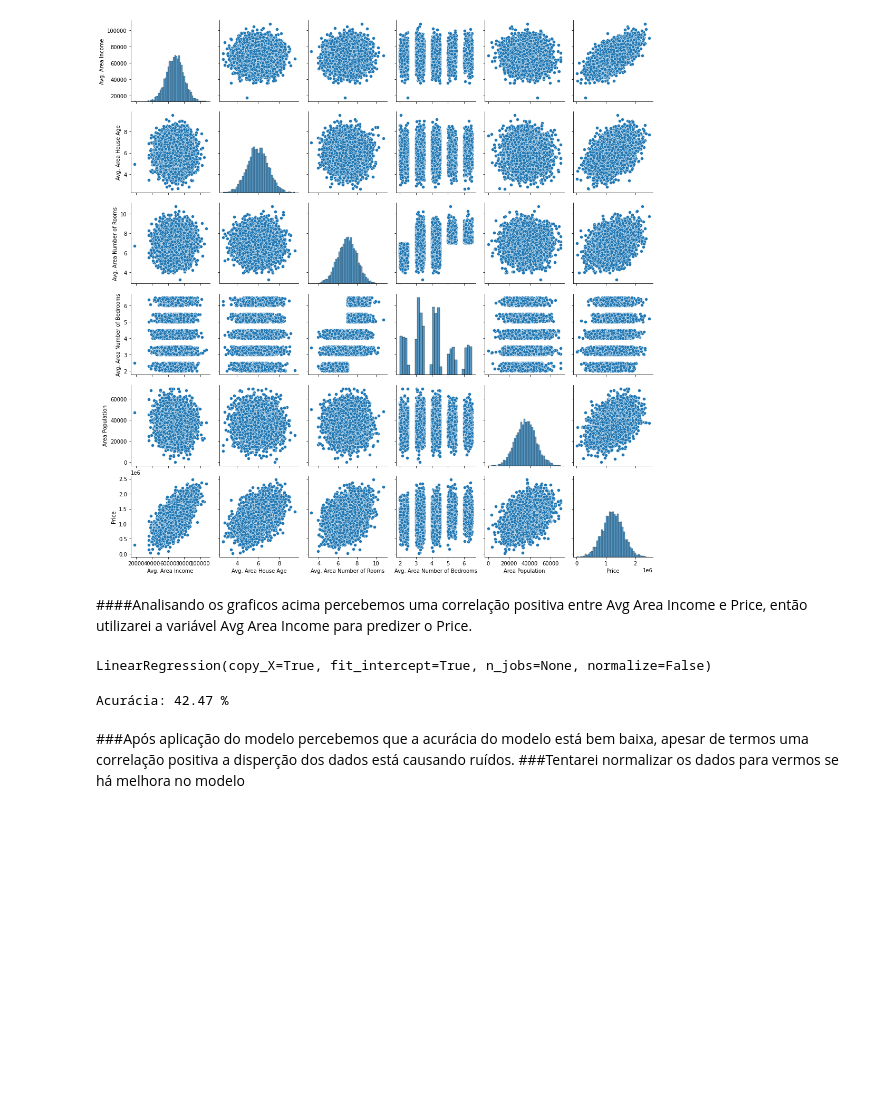
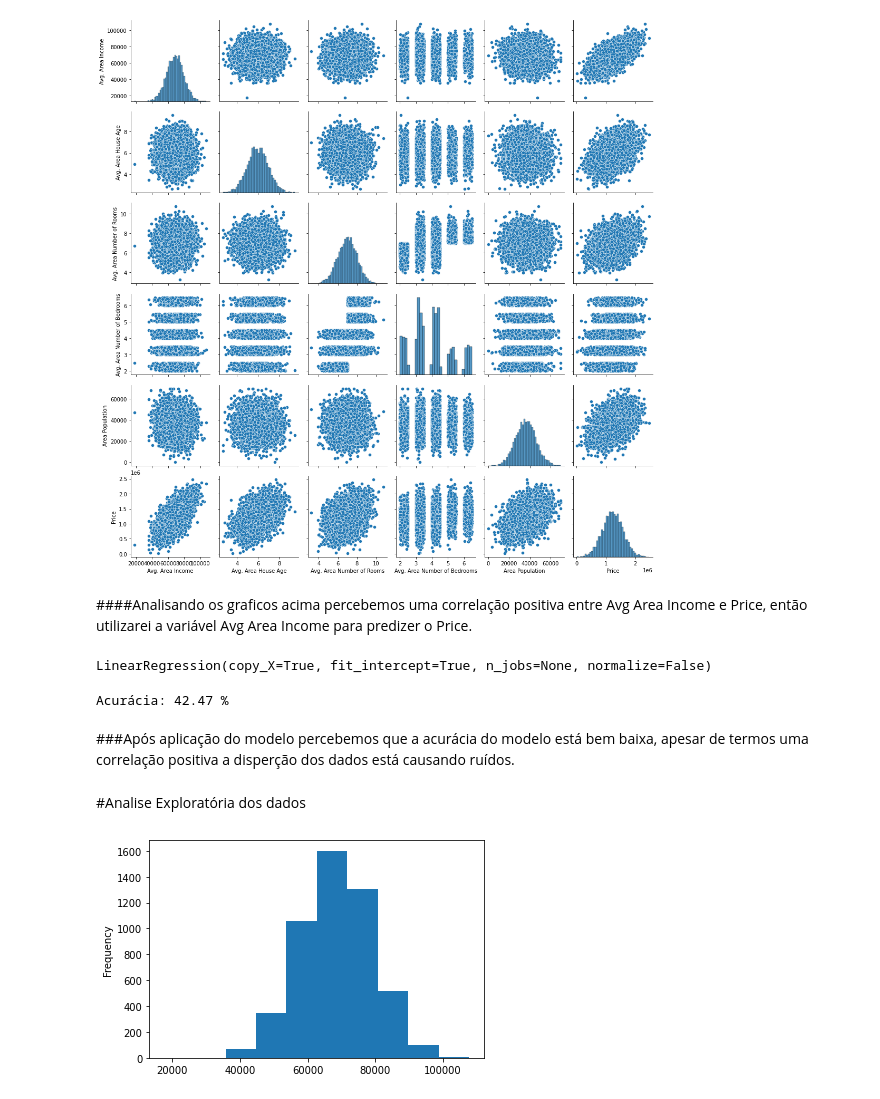
Before and after one commit to BielSousa/EstudosML, a Jupyter notebook: Linear_Regression.ipynb, the cells around one changed output. Drawn from its saved outputs; the diff is of its cells as text; code cells hidden in the pictures; blank space fills up the shorter version.

```diff
--- a/Linear_Regression.ipynb
+++ b/Linear_Regression.ipynb
@@ -85,4 +85,10 @@ print(f'Acurácia: {model.score(X_test,y_test)*100:.2f} %')
 Acurácia: 42.47 %
 # %% [markdown]
 ###Após aplicação do modelo percebemos que a acurácia do modelo está bem baixa, apesar de termos uma correlação positiva a disperção dos dados está causando ruídos.
-###Tentarei normalizar os dados para vermos se há melhora no modelo
+# %% [markdown]
+#Analise Exploratória dos dados
+# %%
+#Verificando a distribuição
+df_houses['Avg. Area Income'].plot(kind='hist');
+# %% [output]
+[figure, added]
```
Also changed, not shown: parts of 11 cells of this notebook.
